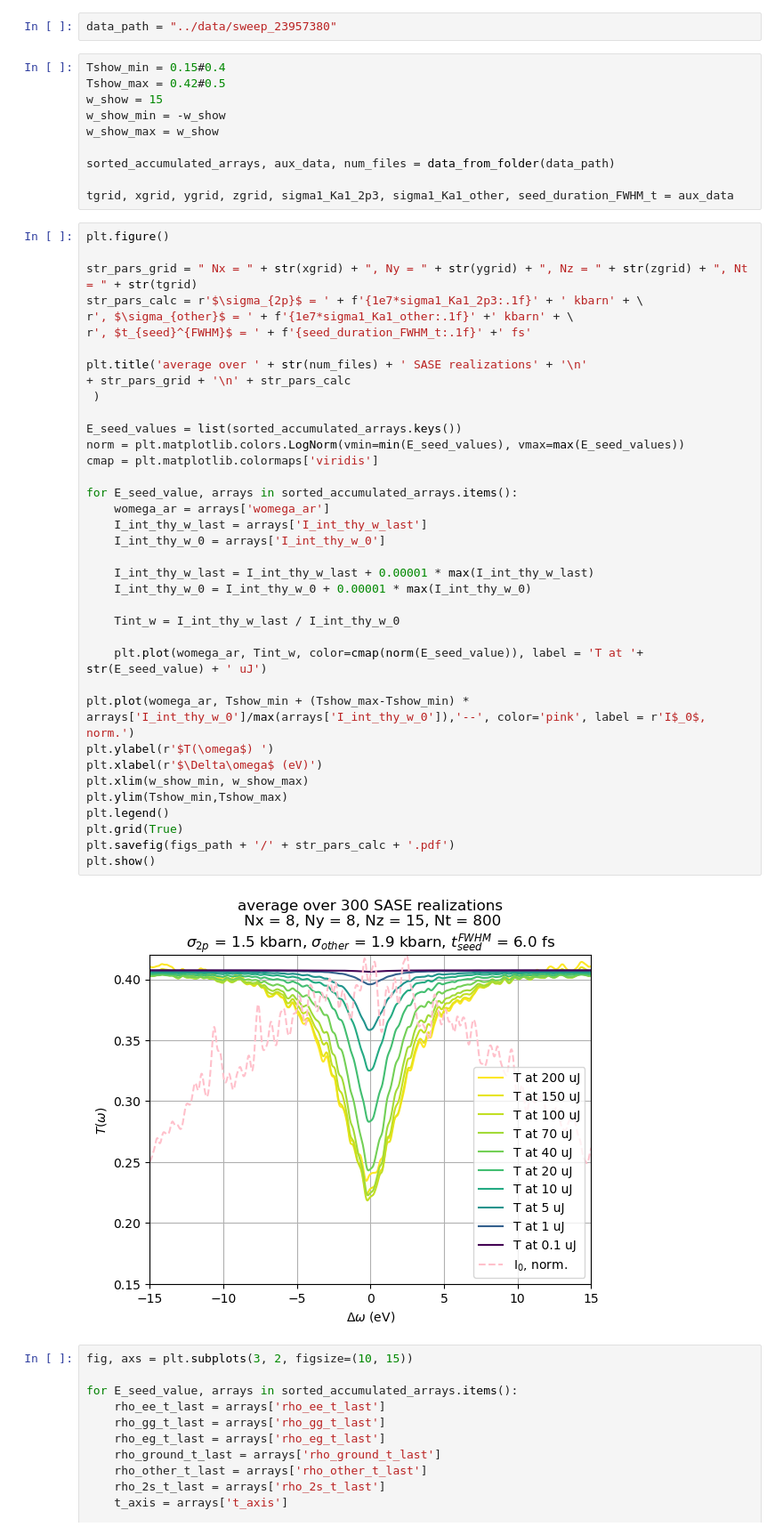
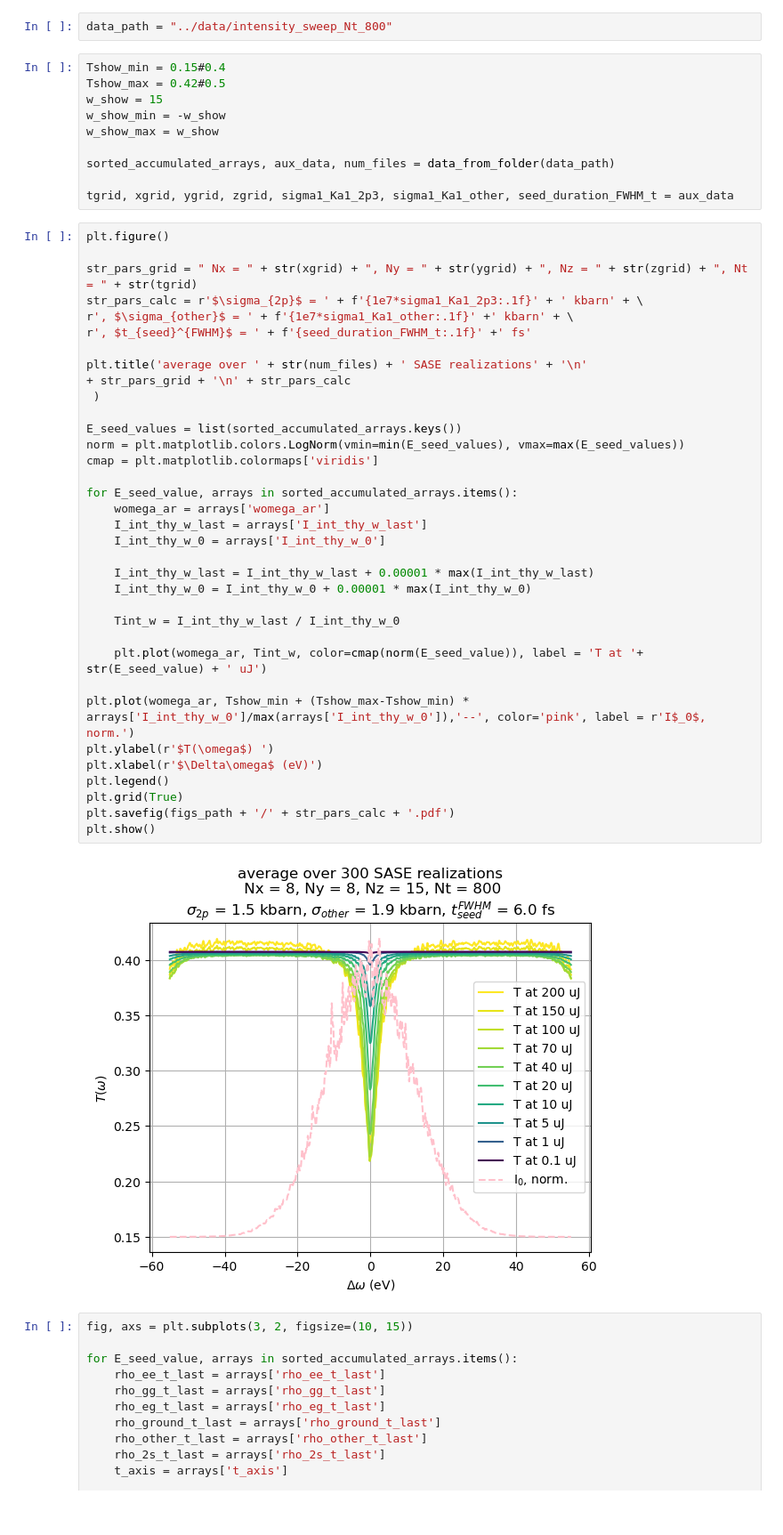
Before and after one commit to P4GAN/Cu-RSA-XFEL-Simulation, a Jupyter notebook: notebooks/plot-transmittance-vs-intensity.ipynb, the cells around one changed output. Shown at 89% size. Cells and saved outputs as stored; diff of their text form.

Commit message:
update plots

```diff
--- a/notebooks/plot-transmittance-vs-intensity.ipynb
+++ b/notebooks/plot-transmittance-vs-intensity.ipynb
@@ -124,7 +124,7 @@ def data_from_folder(folder_path):
 
     return sorted_accumulated_arrays, aux_data, num_files
 # %%
-data_path = "../data/sweep_23957380"
+data_path = "../data/intensity_sweep_Nt_800"
 # %%
 Tshow_min = 0.15#0.4
 Tshow_max = 0.42#0.5
@@ -144,36 +144,34 @@ r', $\sigma_{other}$ = ' + f'{1e7*sigma1_Ka1_other:.1f}' +' kbarn' + \
 r', $t_{seed}^{FWHM}$ = ' + f'{seed_duration_FWHM_t:.1f}' +' fs'
 
 plt.title('average over ' + str(num_files) + ' SASE realizations' + '\n'
 + str_pars_grid + '\n' + str_pars_calc
  )
 
 E_seed_values = list(sorted_accumulated_arrays.keys())
 norm = plt.matplotlib.colors.LogNorm(vmin=min(E_seed_values), vmax=max(E_seed_values))
 cmap = plt.matplotlib.colormaps['viridis']
 
 for E_seed_value, arrays in sorted_accumulated_arrays.items():
     womega_ar = arrays['womega_ar']
     I_int_thy_w_last = arrays['I_int_thy_w_last']
     I_int_thy_w_0 = arrays['I_int_thy_w_0']
 
     I_int_thy_w_last = I_int_thy_w_last + 0.00001 * max(I_int_thy_w_last)
     I_int_thy_w_0 = I_int_thy_w_0 + 0.00001 * max(I_int_thy_w_0)
 
     Tint_w = I_int_thy_w_last / I_int_thy_w_0
 
     plt.plot(womega_ar, Tint_w, color=cmap(norm(E_seed_value)), label = 'T at '+ str(E_seed_value) + ' uJ')
 
 plt.plot(womega_ar, Tshow_min + (Tshow_max-Tshow_min) * arrays['I_int_thy_w_0']/max(arrays['I_int_thy_w_0']),'--', color='pink', label = r'I$_0$, norm.')
 plt.ylabel(r'$T(\omega$) ')
 plt.xlabel(r'$\Delta\omega$ (eV)')
-plt.xlim(w_show_min, w_show_max)
-plt.ylim(Tshow_min,Tshow_max)
 plt.legend()
 plt.grid(True)
 plt.savefig(figs_path + '/' + str_pars_calc + '.pdf')
 plt.show()
 # %% [output]
-[figure, old version]
+[figure, new version]
 # %%
 fig, axs = plt.subplots(3, 2, figsize=(10, 15))
 
```
Also changed, not shown: parts of 3 cells of this notebook, 1 other file.
